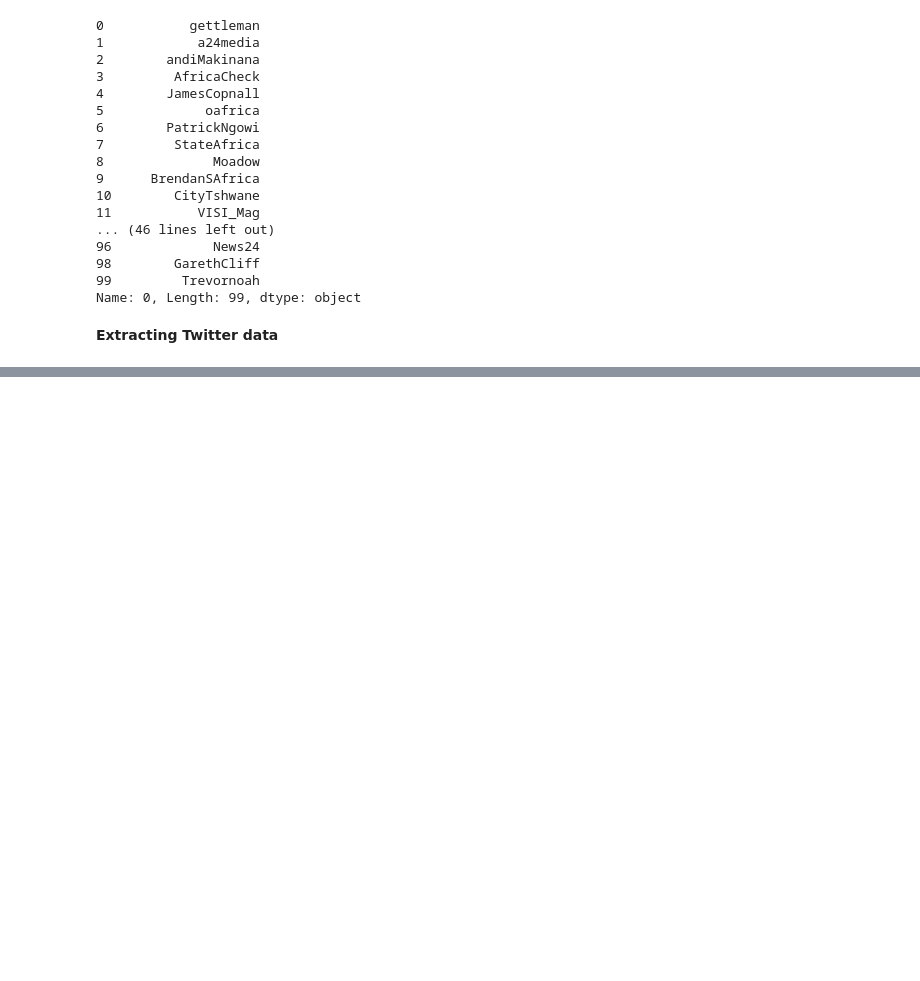
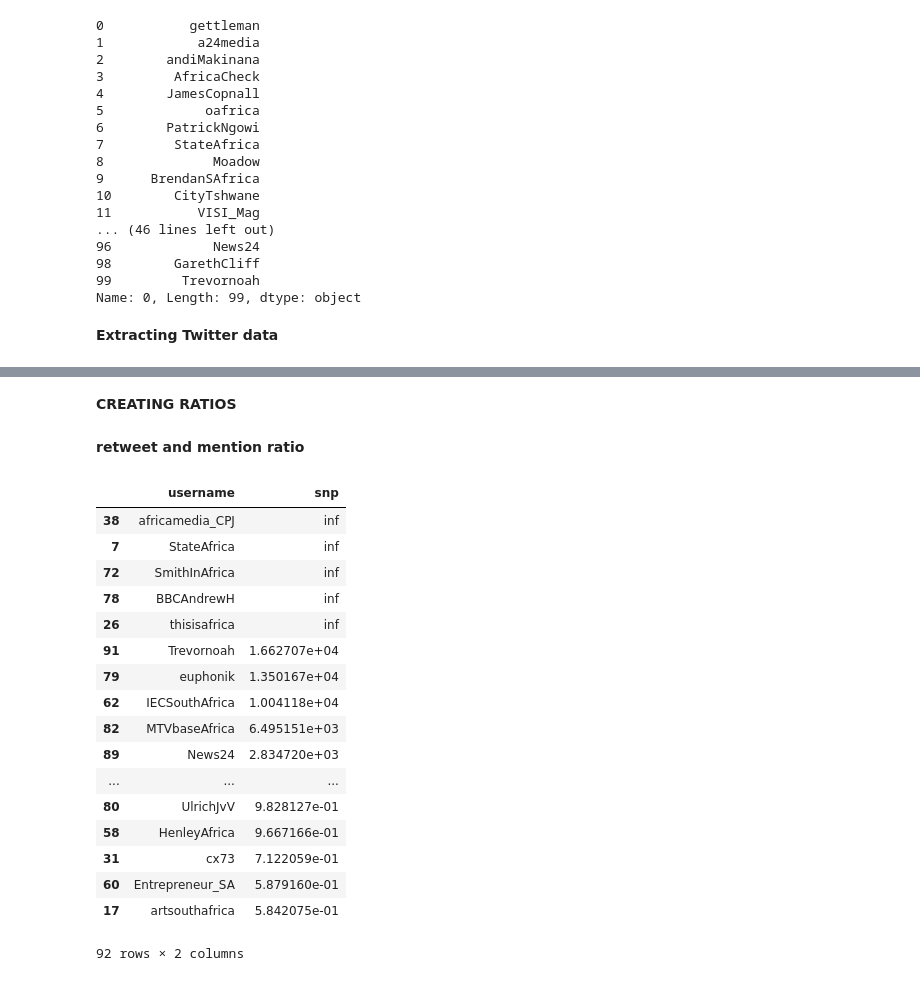
Before and after one commit to kenmbelenzi/webscraper, a Jupyter notebook: Copy_of_scrapping_starter.ipynb, the cells around one changed output, grey strips where cells are left out. Drawn from its saved outputs; the diff is of its cells as text; code cells hidden in the pictures; blank space fills up the shorter version.

```diff
--- a/Copy_of_scrapping_starter.ipynb
+++ b/Copy_of_scrapping_starter.ipynb
@@ -416,0 +554,50 @@ df
+# %% [markdown]
+**CREATING RATIOS**
+# %% [markdown]
+**retweet and mention ratio**
+# %%
+data = pd.read_csv('usr.csv')
+tweets = pd.read_csv('extract.csv')
+for user in leaders.head(2):
+    following = data['number of friends']
+    followers =data['number of followers']
+    rf=followers/following
+    data['rf'] = rf
+    df300=df200.where(df200['user'] == user)
+    df300=df300.dropna(subset=['mentions'])
+    status_count=users.where(users['username'] == user)
+    status_count=status_count.dropna()
+    status_count=status_count['status count'].values[0]
+    #print('number of status',status_count)
+    #print('posts with mentions',len(ken))
+    mentions = len(df300)
+    mention_ratio = mentions/status_count
+    #print('mention ratio',mention_ratio)
+    data['mention ratio'] = mention_ratio
+    interaction_ratio = mentions/data['number of followers']
+    data['interaction ratio'] = interaction_ratio
+    SNP = (rf+interaction_ratio)/2
+
+    data['snp'] = SNP
+
+data=data.sort_values(['snp'],ascending=False)
+data[['username','snp']]
+# %% [output]
+|  | username | snp |
+| 38 | africamedia_CPJ | inf |
+| 7 | StateAfrica | inf |
+| 72 | SmithInAfrica | inf |
+| 78 | BBCAndrewH | inf |
+| 26 | thisisafrica | inf |
+| 91 | Trevornoah | 1.662707e+04 |
+| 79 | euphonik | 1.350167e+04 |
+| 62 | IECSouthAfrica | 1.004118e+04 |
+| 82 | MTVbaseAfrica | 6.495151e+03 |
+| 89 | News24 | 2.834720e+03 |
+| ... | ... | ... |
+| 80 | UlrichJvV | 9.828127e-01 |
+| 58 | HenleyAfrica | 9.667166e-01 |
+| 31 | cx73 | 7.122059e-01 |
+| 60 | Entrepreneur_SA | 5.879160e-01 |
+| 17 | artsouthafrica | 5.842075e-01 |
+92 rows × 2 columns
```
Also changed, not shown: parts of 25 cells of this notebook, 1 other file.
